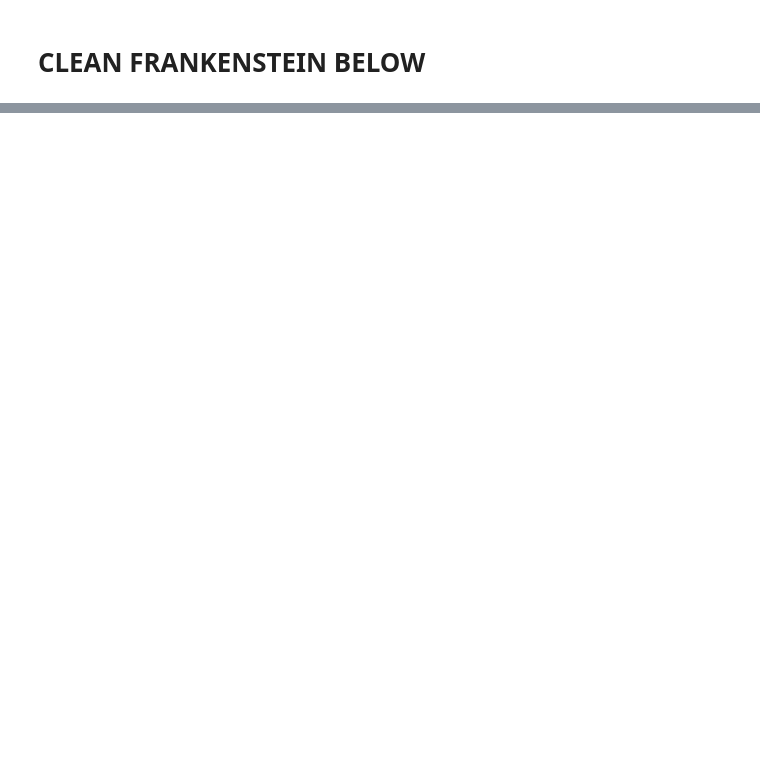
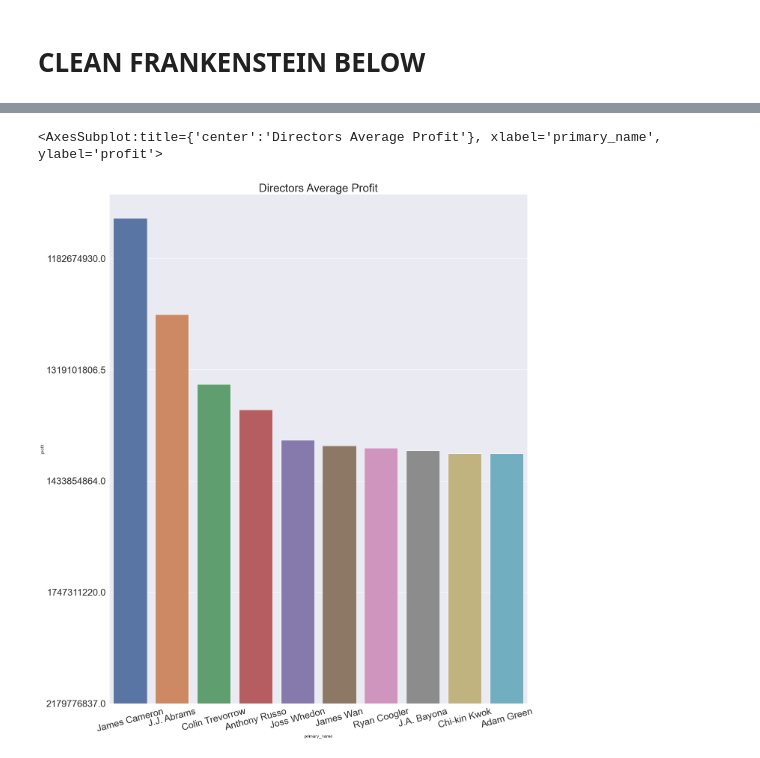
Before and after one commit to learn-co-curriculum/dsc-phase-1-project-v2-3, a Jupyter notebook: Randoplots.ipynb, the cells around one changed output, grey strips where cells are left out. Cells and saved outputs as stored; diff of their text form; code cells hidden in the pictures; blank space fills up the shorter version.

```diff
--- a/Randoplots.ipynb
+++ b/Randoplots.ipynb
@@ -156,15 +97,17 @@ imdb_title_principals = pd.read_csv('data/imdb.title.principals.csv')
 imdb_title_ratings = pd.read_csv('data/imdb.title.ratings.csv')
+# %%
+#Cleans up some of the titles
+imdb_title_basics['primary_title'] = imdb_title_basics['primary_title'].map(lambda x: re.sub('[.,:-]', '', x))
+tn_movie_budgets['movie'] = tn_movie_budgets['movie'].map(lambda x: re.sub('[.,:-]', '', x))
 # %%
 # Creating Frankenstein
 imdb_title_basics.set_index('tconst', inplace=True)
 imdb_title_ratings.set_index('tconst', inplace=True)
 imdb_title_crew.set_index('tconst', inplace=True)
-imdb_title_principals.set_index('tconst', inplace=True)
+# imdb_title_principals.set_index('tconst', inplace=True)
 imdb_frankenstein = imdb_title_basics.join(imdb_title_ratings, how='left')
 imdb_frankenstein = imdb_frankenstein.join(imdb_title_crew, how='left')
-imdb_frankenstein = imdb_frankenstein.join(imdb_title_principals, how='left')
+# imdb_frankenstein = imdb_frankenstein.join(imdb_title_principals, how='left')
 imdb_frankenstein.reset_index(inplace=True)
-imdb_frankenstein.set_index('nconst', inplace=True)
-imdb_name_basics.set_index('nconst', inplace=True)
-imdb_frankenstein = imdb_frankenstein.join(imdb_name_basics, how='left')
+imdb_frankenstein = imdb_frankenstein.merge(imdb_name_basics, how='left', left_on ='directors', right_on='nconst')
 imdb_frankenstein.reset_index(inplace=True)
@@ -250,3 +114,12 @@ Index(['nconst', 'tconst', 'primary_title', 'original_title', 'start_year',
 # %%
+#Filtering to only include directors
+imdb_frankenstein_bride = imdb_frankenstein[imdb_frankenstein['directors'].notna()]
+# DROPPING DEAD DIRECTORS
+imdb_frankenstein_bride = imdb_frankenstein_bride[imdb_frankenstein_bride['death_year'].isna()]
+#DROPPING DUPLICATES IN ORIGINAL_TITLES
+imdb_frankenstein_bride = imdb_frankenstein_bride.drop_duplicates(subset=['original_title'])
+imdb_frankenstein_bride
 # Dropping unnecessary columns
-imdb_frankenstein_bride.drop(labels=['nconst', 'tconst', 'directors', 'writers', 'ordering', 'category', 'job', 'characters', 'birth_year', 'death_year', 'primary_profession', 'known_for_titles', 'known_title_num'], axis=1, inplace=True)
+imdb_frankenstein_bride.drop(labels=['index', 'nconst', 'tconst', 'directors', 'writers', \
+                                     'birth_year', 'death_year', 'primary_profession', 'known_for_titles'], \
+                             axis=1, inplace=True)
@@ -274,3 +126,3 @@ imdb_frankenstein_bride
 # %%
 # Merging tn_movie_budgets with frankenstein
-tn_movie_monster = tn_movie_budgets.merge(imdb_frankenstein_bride, how='inner', left_on='movie', right_on='primary_title')
+tn_movie_monster = tn_movie_budgets.merge(imdb_frankenstein_bride, how='left', left_on='movie', right_on='primary_title')
@@ -313,0 +200,19 @@ top_100_directors
+# %%
+fig, ax = plt.subplots(figsize=(20, 25))
+
+x = average_director_profits.index[:10]
+y = average_director_profits['profit'][:10]
+
+ax.set_title('Directors Average Profit', size=30)
+plt.xlabel("Colors")
+plt.ylabel("Colors")
+# ax.set(xlabel="Names", ylabel = "Average Profit")
+# ax.set_xlabel(Names', size=25)
+ax.set_xticklabels(x, size=25, rotation=15)
+ax.set_yticklabels(y, size=25)
+# ax.set_ylabel("Average Profit", size=25)
+sns.set_color_codes('deep')
+sns.barplot(x, y)
+# %% [output]
+<AxesSubplot:title={'center':'Directors Average Profit'}, xlabel='primary_name', ylabel='profit'>
+[figure, added]
```
Also changed, not shown: parts of 21 cells of this notebook.
